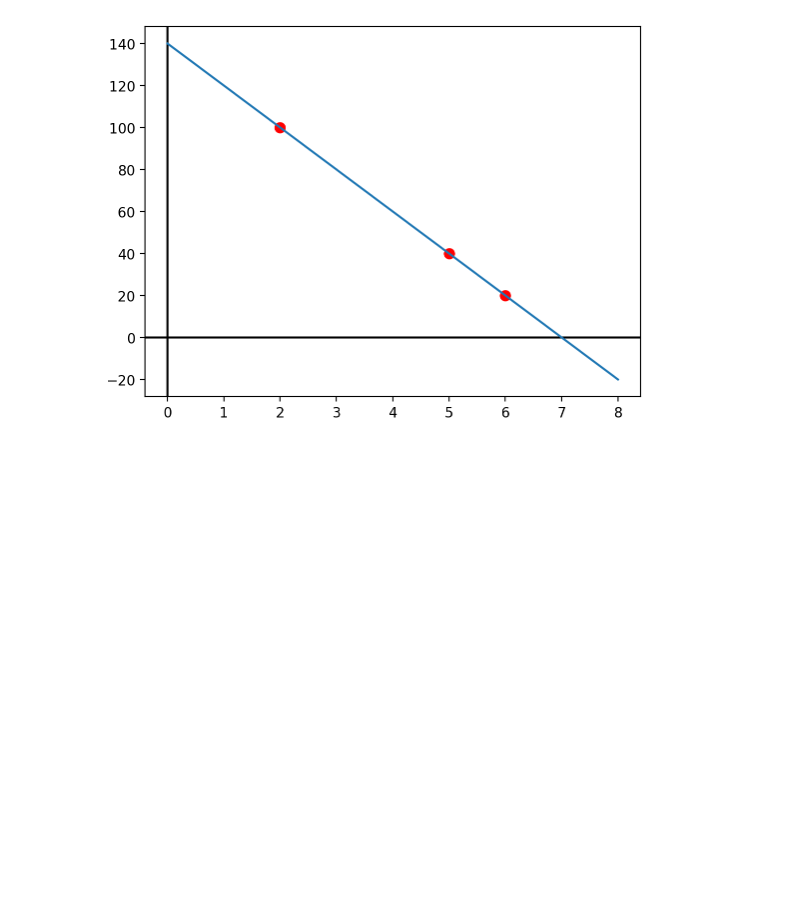
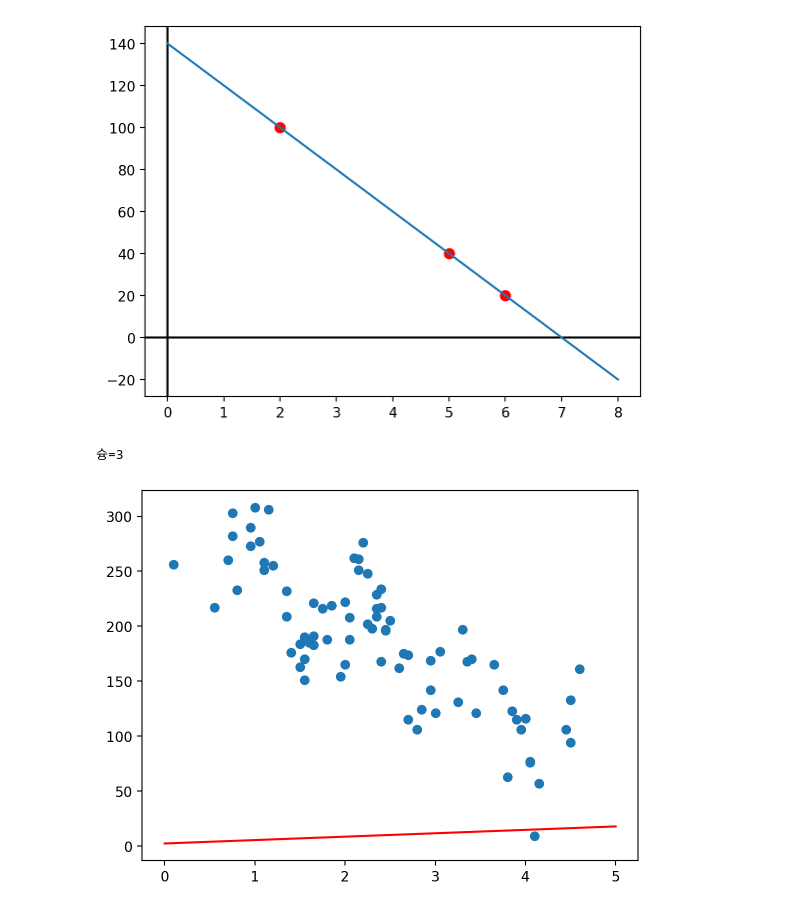
Before and after one commit to beomyongchoi/9, a Jupyter notebook: 8.ipynb, the cells around one changed output. Drawn from its saved outputs; the diff is of its cells as text; code cells hidden in the pictures; blank space fills up the shorter version.

```diff
--- a/8.ipynb
+++ b/8.ipynb
@@ -93,3 +91,18 @@ plt.scatter(x_data, y_data, c='r', s=50)
 plt.show()
 # %% [output]
 [figure]
+# %%
+w = 3.1
+b = 2.3
+print("슝=3")
+# %% [output]
+슝=3
+# %%
+x = np.linspace(0, 5, 6)
+y = model(x, w, b) # y = 3.1x + 2.3
+plt.plot(y, c='r')
+
+plt.scatter(macbook['used_years'], macbook['price'])
+plt.show()
+# %% [output]
+[figure, added]
```
Also changed, not shown: parts of 9 cells of this notebook.
